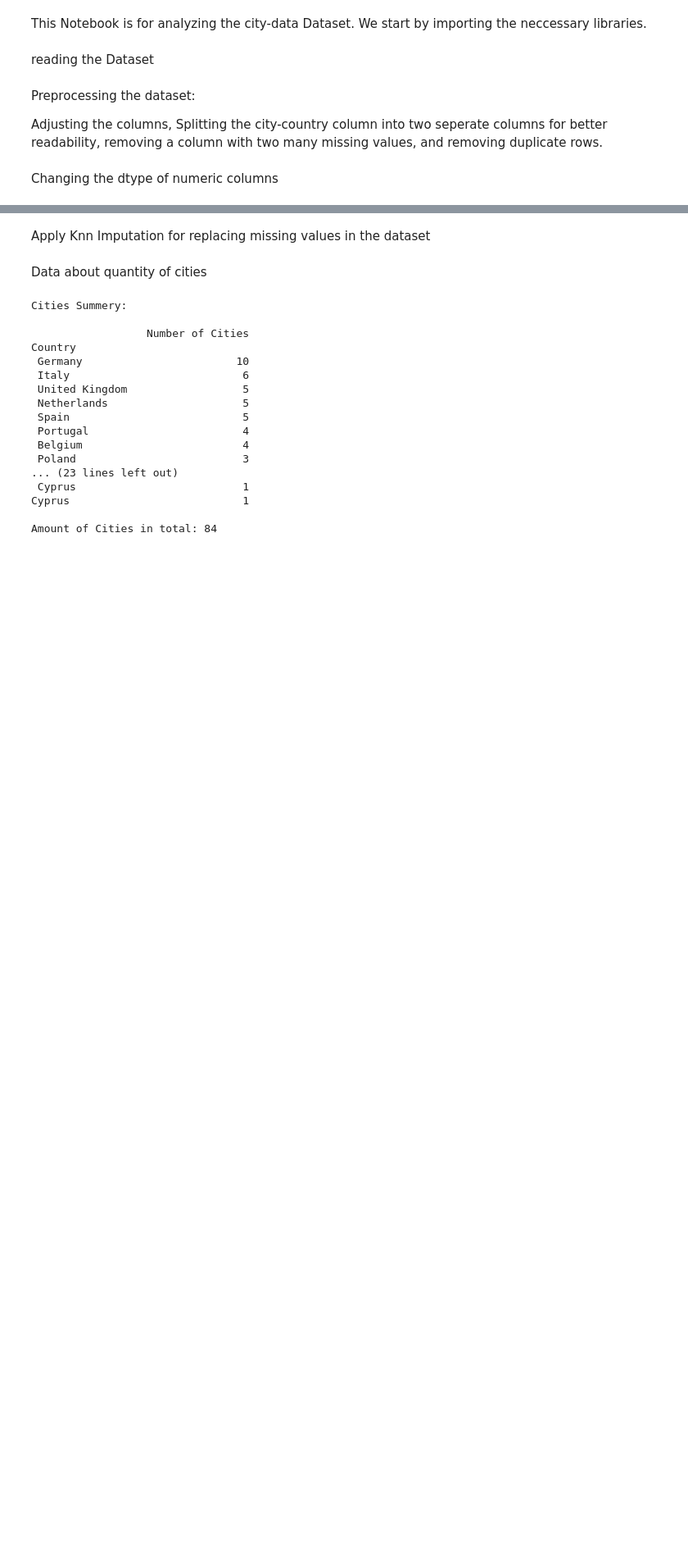
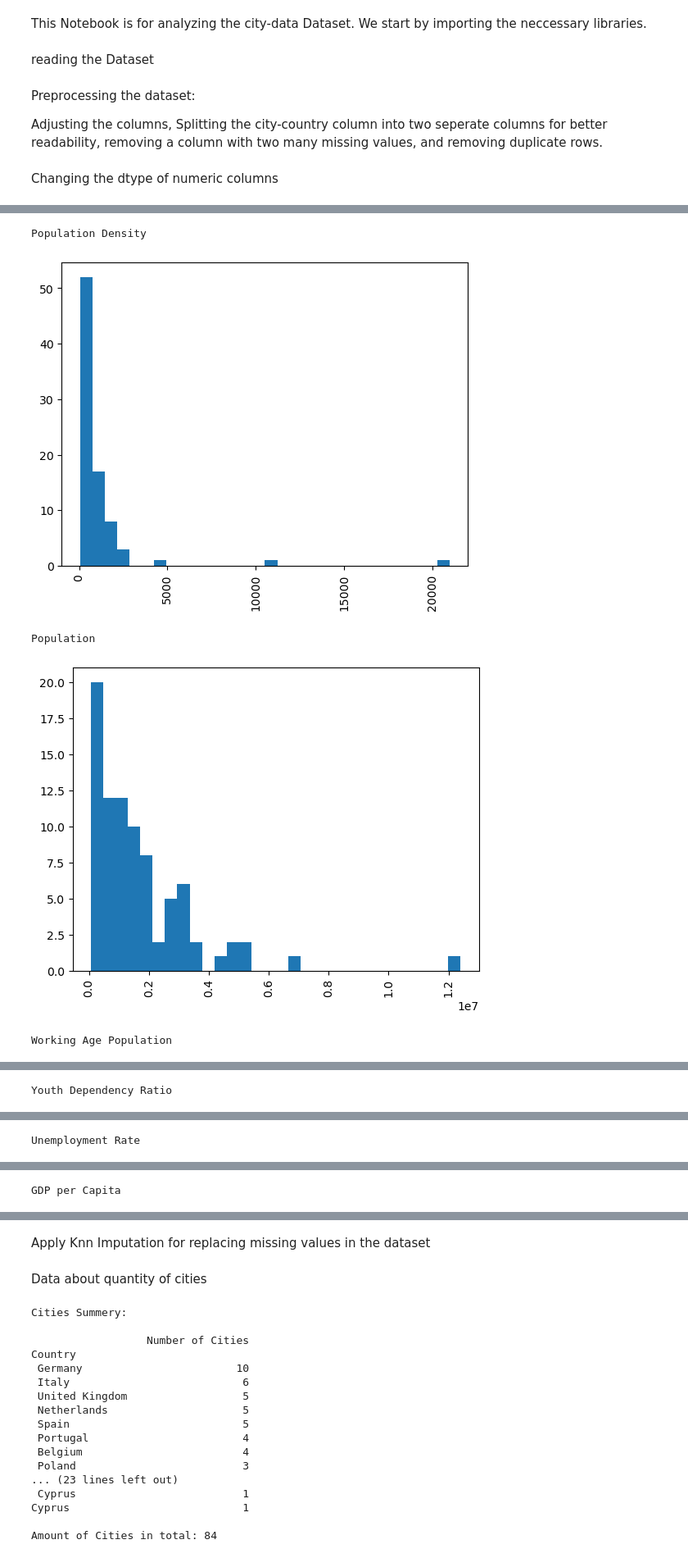
Before and after one commit to yair19-meet/PDS-project, a Jupyter notebook: src/analysis.ipynb, the cells around one changed output, grey strips where cells are left out. Shown: that part at 82% size. Saved outputs shown, nothing was run; the diff lists cells and outputs as text; code cells hidden in the pictures; blank space fills up the shorter version.

```diff
--- a/src/analysis.ipynb
+++ b/src/analysis.ipynb
@@ -59,0 +62,21 @@ for col in data.columns:
+# %%
+for col in ['Population Density', 'Population',
+       'Working Age Population ', 'Youth Dependency Ratio',
+       'Unemployment Rate', 'GDP per Capita',
+       'Days of very strong heat stress', 'Average Monthly Salary', 'Avgerage Rent Price',
+       'Average Cost of Living', 'Last Data Update']:
+
+    print("")
+    print(col)
+
+    seventy_fifth = data[col].quantile(0.75)
+    twenty_fifth = data[col].quantile(0.25)
+    population_iqr = seventy_fifth - twenty_fifth
+    upper = seventy_fifth + (1.5 * population_iqr)
+    lower = twenty_fifth - (1.5 * population_iqr)
+
+    print("upper:", upper)
+    print("lower:", lower)
+
+    print(data[(data[col] > upper) |(data[col] < lower)]\
+        [['City', col]])
@@ -59,0 +102,19 @@ for col in data.columns:
+# %%
+for col in ['Population Density', 'Population',
+       'Working Age Population ', 'Youth Dependency Ratio',
+       'Unemployment Rate', 'GDP per Capita',
+       'Days of very strong heat stress', 'Average Monthly Salary', 'Avgerage Rent Price',
+       'Average Cost of Living', 'Last Data Update']:
+    print(col)
+    if col == 'Last Data Update':
+      plt.hist(pd.to_datetime(data[col]), bins=30)
+    else:
+       plt.hist(data[col], bins=30)
+    plt.xticks(rotation=90)
+    plt.show()
+# %% [output]
+Population Density
+[figure, added]
+Population
+[figure, added]
+Working Age Population
@@ -59,0 +122 @@ for col in data.columns:
+Youth Dependency Ratio
@@ -59,0 +124 @@ for col in data.columns:
+Unemployment Rate
@@ -59,0 +126 @@ for col in data.columns:
+GDP per Capita
```
Also changed, not shown: parts of 3 cells of this notebook.
